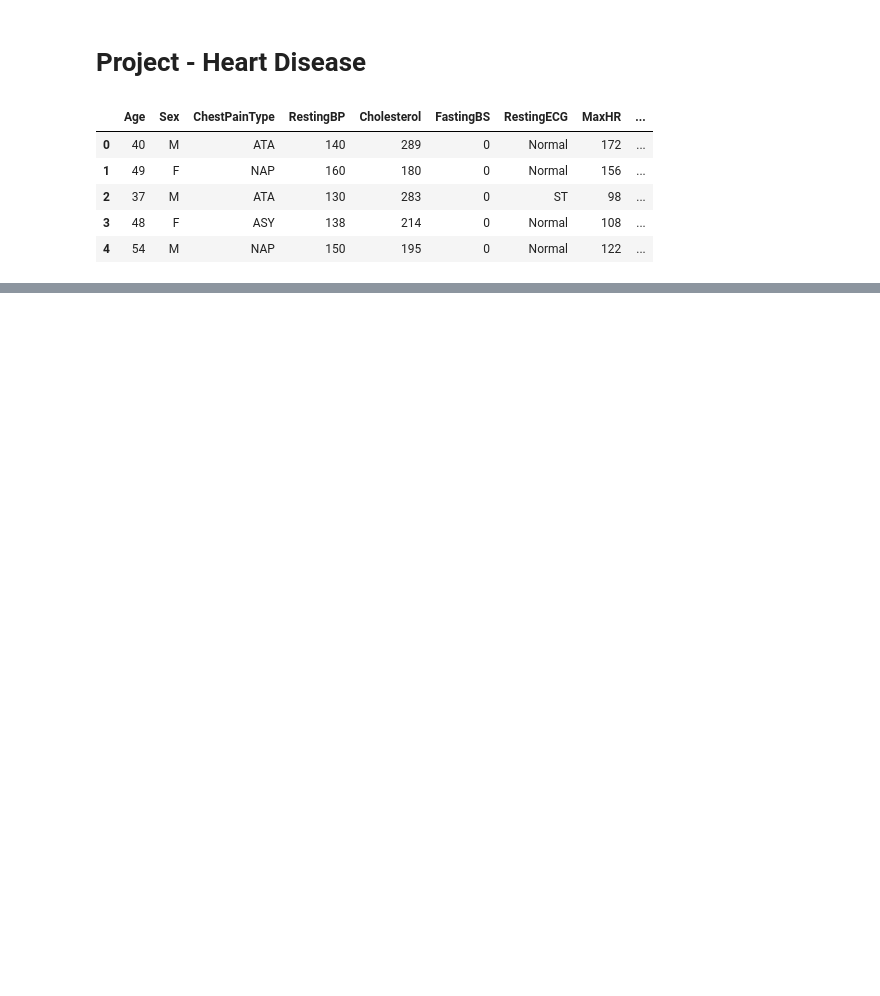
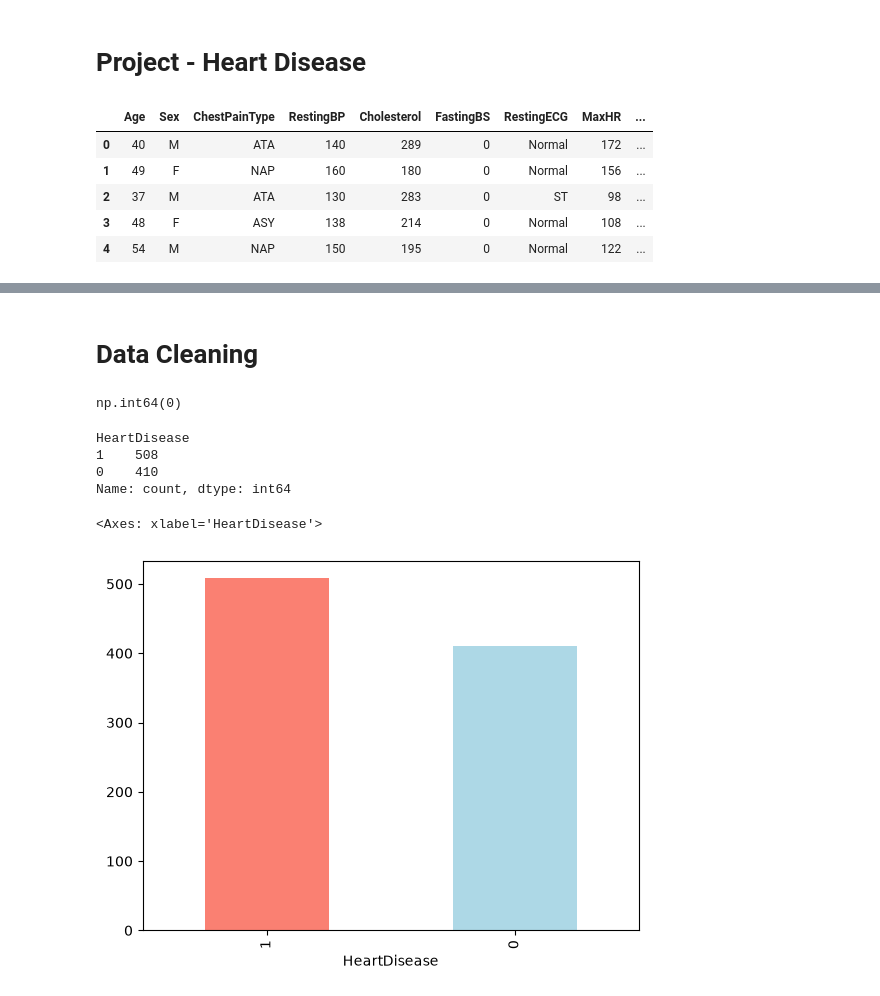
Before and after one commit to Sabbir486/DATA-SCIENCE_Projects, a Jupyter notebook: 01_Project_Supervised_Learning.ipynb, the cells around one changed output, grey strips where cells are left out. Saved outputs shown, nothing was run; the diff lists cells and outputs as text; code cells hidden in the pictures; blank space fills up the shorter version.

```diff
--- a/01_Project_Supervised_Learning.ipynb
+++ b/01_Project_Supervised_Learning.ipynb
@@ -19,0 +67,18 @@ df.head()
+# %% [markdown]
+# Data Cleaning
+# %%
+df.duplicated().sum()
+# %% [output]
+np.int64(0)
+# %%
+df['HeartDisease'].value_counts()
+# %% [output]
+HeartDisease
+1    508
+0    410
+Name: count, dtype: int64
+# %%
+df['HeartDisease'].value_counts().plot(kind='bar', color=['salmon', 'lightblue'])
+# %% [output]
+<Axes: xlabel='HeartDisease'>
+[figure, added]
```
Also changed, not shown: parts of 35 cells of this notebook.
